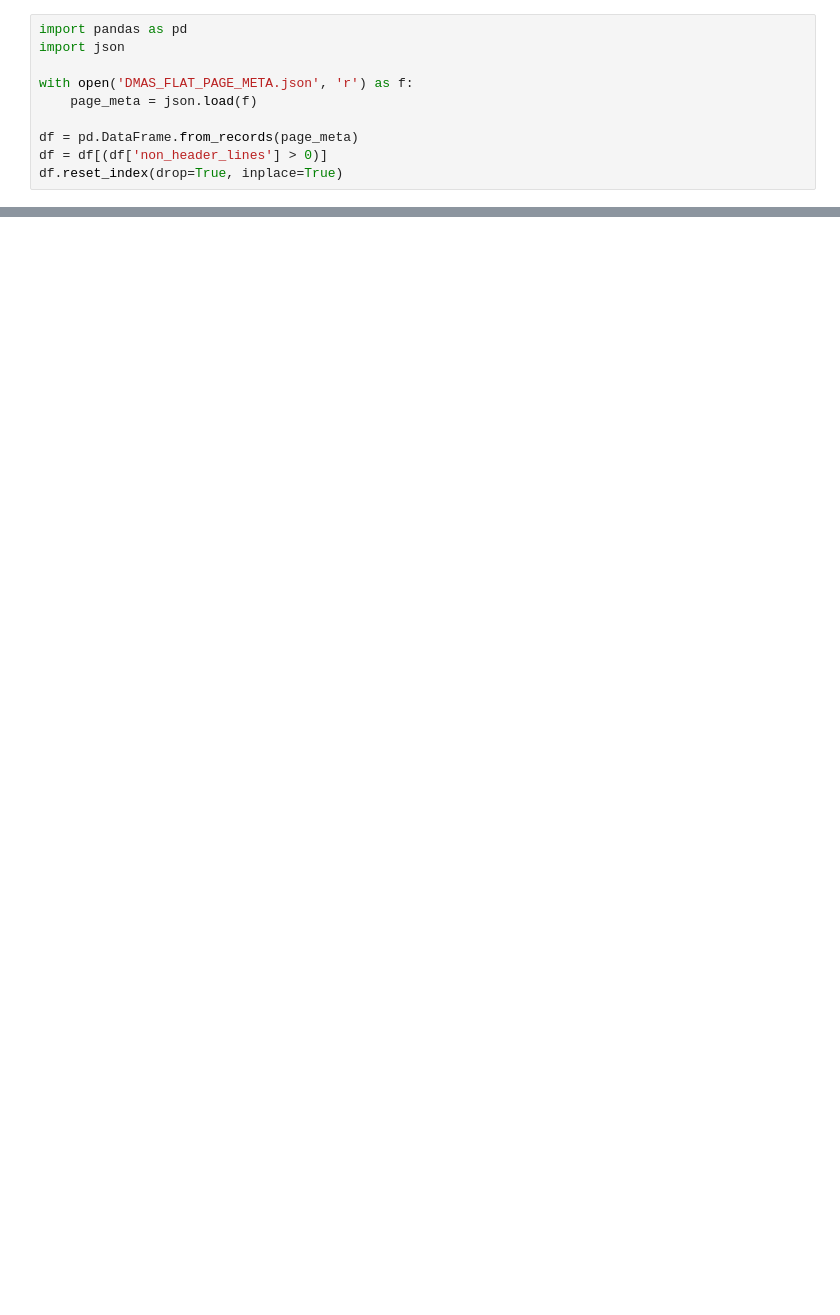
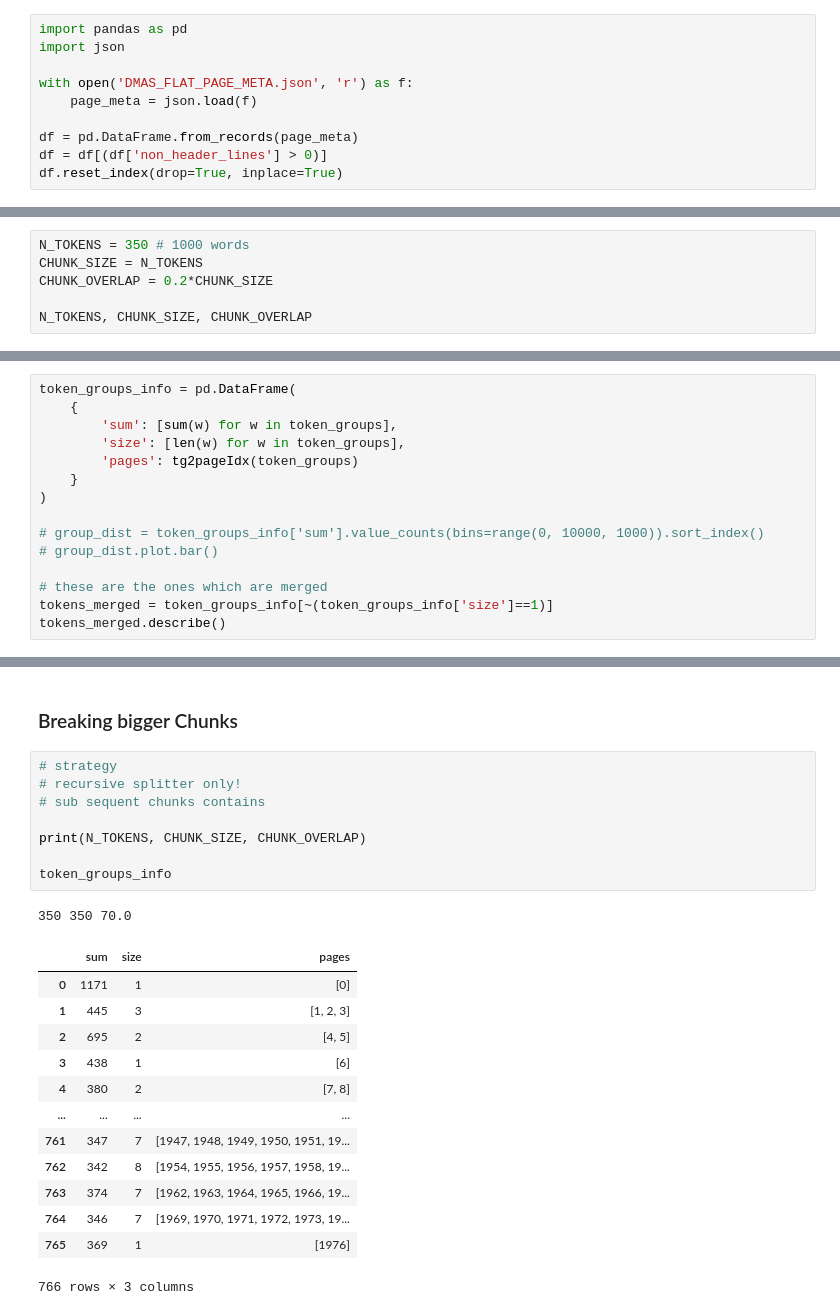
Before and after one commit to ravikumargrk/maggu, a Jupyter notebook: embedding/raw_data/studyChunkSize.ipynb, the cells around one changed output, grey strips where cells are left out. Drawn from its saved outputs; the diff is of its cells as text; blank space fills up the shorter version.

```diff
--- a/embedding/raw_data/studyChunkSize.ipynb
+++ b/embedding/raw_data/studyChunkSize.ipynb
@@ -51,0 +36,6 @@ df
+# %%
+N_TOKENS = 350 # 1000 words
+CHUNK_SIZE = N_TOKENS
+CHUNK_OVERLAP = 0.2*CHUNK_SIZE
+
+N_TOKENS, CHUNK_SIZE, CHUNK_OVERLAP
@@ -51,0 +111,15 @@ df
+# %%
+token_groups_info = pd.DataFrame(
+    {
+        'sum': [sum(w) for w in token_groups],
+        'size': [len(w) for w in token_groups],
+        'pages': tg2pageIdx(token_groups)
+    }
+)
+
+# group_dist = token_groups_info['sum'].value_counts(bins=range(0, 10000, 1000)).sort_index()
+# group_dist.plot.bar()
+
+# these are the ones which are merged
+tokens_merged = token_groups_info[~(token_groups_info['size']==1)]
+tokens_merged.describe()
@@ -51,0 +136,25 @@ df
+# %% [markdown]
+### Breaking bigger Chunks
+# %%
+# strategy
+# recursive splitter only!
+# sub sequent chunks contains
+
+print(N_TOKENS, CHUNK_SIZE, CHUNK_OVERLAP)
+
+token_groups_info
+# %% [output]
+350 350 70.0
+|  | sum | size | pages |
+| 0 | 1171 | 1 | [0] |
+| 1 | 445 | 3 | [1, 2, 3] |
+| 2 | 695 | 2 | [4, 5] |
+| 3 | 438 | 1 | [6] |
+| 4 | 380 | 2 | [7, 8] |
+| ... | ... | ... | ... |
+| 761 | 347 | 7 | [1947, 1948, 1949, 1950, 1951, 19... |
+| 762 | 342 | 8 | [1954, 1955, 1956, 1957, 1958, 19... |
+| 763 | 374 | 7 | [1962, 1963, 1964, 1965, 1966, 19... |
+| 764 | 346 | 7 | [1969, 1970, 1971, 1972, 1973, 19... |
+| 765 | 369 | 1 | [1976] |
+766 rows × 3 columns
```
Also changed, not shown: parts of 17 cells of this notebook, 3 other files.
